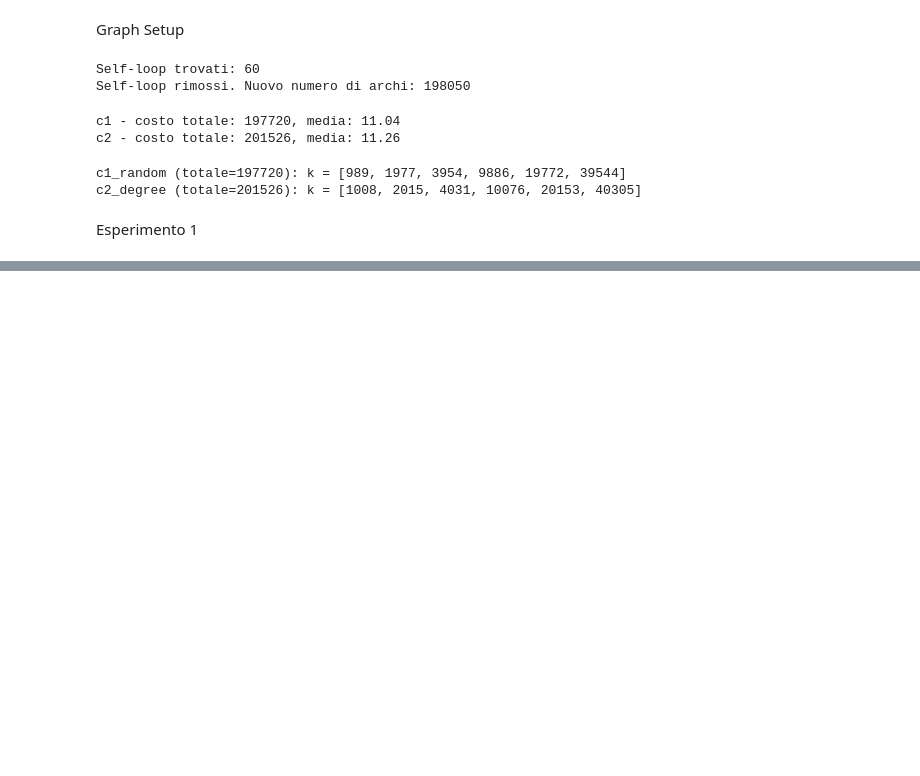
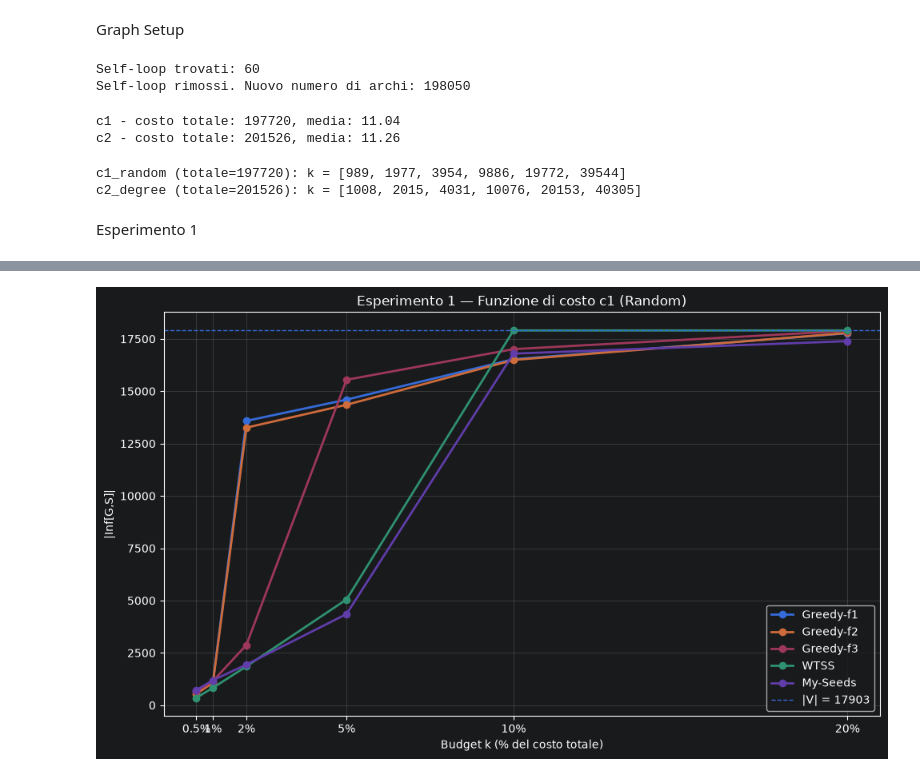
Before and after one commit to valemosca00/Majority-cascade, a Jupyter notebook: experiments.ipynb, the cells around one changed output, grey strips where cells are left out. Cells and saved outputs as stored; diff of their text form; code cells hidden in the pictures; blank space fills up the shorter version.

```diff
--- a/experiments.ipynb
+++ b/experiments.ipynb
@@ -63,8 +63,3 @@ c1_random (totale=197720): k = [989, 1977, 3954, 9886, 19772, 39544]
 c2_degree (totale=201526): k = [1008, 2015, 4031, 10076, 20153, 40305]
 # %% [markdown]
 Esperimento 1
-# %%
-import time
-start = time.time()
-S = cost_seeds_greedy(G_lcc, k_values["c2_degree"][-1], c2, "f1")
-print(f"Tempo: {time.time()-start:.2f}s, |S| = {len(S)}")
@@ -72,0 +245,80 @@ Tempo: 267.26s, |S| = 3510
+# %%
+import pandas as pd
+import matplotlib.pyplot as plt
+
+# ============================================================
+# GRAFICI ESPERIMENTO 1
+# ============================================================
+
+results_exp1 = pd.read_csv("results_experiment1.csv")
+
+cost_titles = {
+    "c1_random": "Esperimento 1 — Funzione di costo c1 (Random)",
+    "c2_degree": "Esperimento 1 — Funzione di costo c2 (Degree)"
+}
+
+algorithm_order = [
+    "Greedy-f1",
+    "Greedy-f2",
+    "Greedy-f3",
+    "WTSS",
+    "My-Seeds"
+]
+
+# Percentuali espresse come 0.5, 1, 2, 5, 10, 20
+budget_ticks = sorted(results_exp1["percentage"].unique() * 100)
+
+
+for cost_name in ["c1_random", "c2_degree"]:
+
+    df_cost = results_exp1[
+        results_exp1["cost_function"] == cost_name
+    ]
+
+    plt.figure(figsize=(10, 6))
+
+    for algorithm in algorithm_order:
+
+        df_alg = df_cost[
+            df_cost["algorithm"] == algorithm
+        ].sort_values("percentage")
+
+        plt.plot(
+            df_alg["percentage"] * 100,
+            df_alg["influenced_size"],
+            marker="o",
+            linewidth=2,
+            label=algorithm
+        )
+
+    # Numero massimo di nodi potenzialmente attivabili
+    plt.axhline(
+        y=G_lcc.number_of_nodes(),
+        linestyle="--",
+        linewidth=1,
+        label=f"|V| = {G_lcc.number_of_nodes()}"
+    )
+
+    plt.title(cost_titles[cost_name])
+    plt.xlabel("Budget k (% del costo totale)")
+    plt.ylabel("|Inf[G,S]|")
+
+    plt.xticks(
+        budget_ticks,
+        [f"{x:g}%" for x in budget_ticks]
+    )
+
+    plt.grid(True, alpha=0.3)
+    plt.legend()
+    plt.tight_layout()
+
+    # Salvataggio del grafico
+    plt.savefig(
+        f"experiment1_{cost_name}.png",
+        dpi=300,
+        bbox_inches="tight"
+    )
+
+    plt.show()
+# %% [output]
+[figure, added]
```
Also changed, not shown: parts of 8 cells of this notebook, 9 other files.
